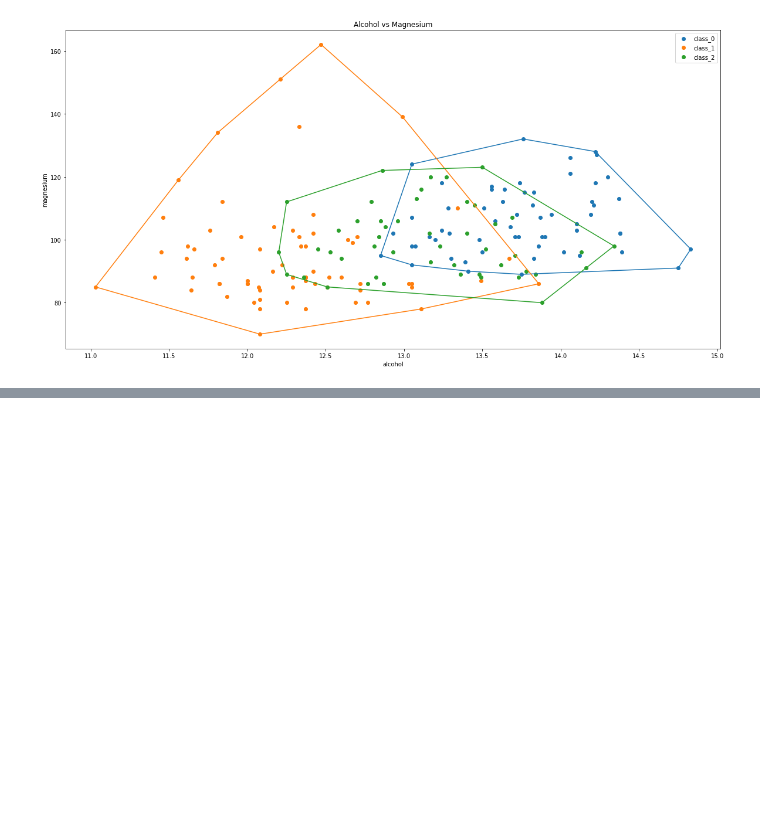
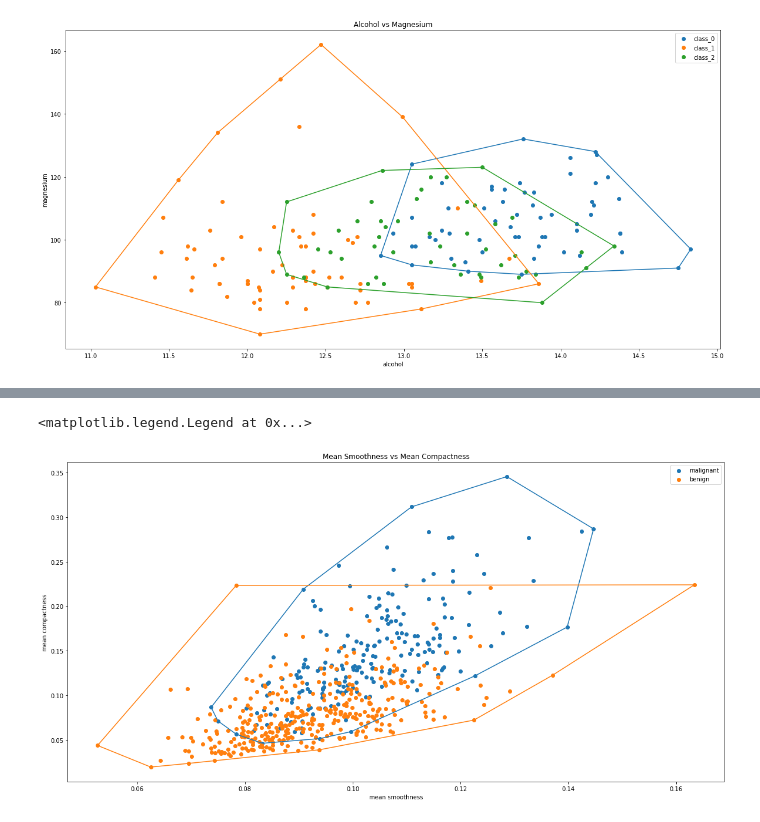
Before and after one commit to daffarg/Tucil2-Stima, a Jupyter notebook: main.ipynb, the cells around one changed output, grey strips where cells are left out. Cells and saved outputs as stored; diff of their text form; code cells hidden in the pictures; blank space fills up the shorter version.

```diff
--- a/main.ipynb
+++ b/main.ipynb
@@ -192,0 +253,19 @@ plt.legend()
+# %%
+plt.figure(figsize = (20, 10))
+colors = ['b','r','g']
+plt.title('Mean Smoothness vs Mean Compactness')
+
+plt.xlabel(data3.feature_names[4])
+plt.ylabel(data3.feature_names[5])
+
+for i in range(len(data3.target_names)):
+    bucket3 = df3[df3['Target'] == i]
+    bucket3 = bucket3.iloc[:,[4,5]].values # mengambil atribut mean_smoothness dan mean_compactness lalu menjadikannya sbg array 2 dimensi
+    hull3 = myConvexHull(bucket3.tolist())
+    plt.scatter(bucket3[:, 0], bucket3[:, 1], label=data3.target_names[i])
+    hull3 = np.array(hull3)
+    plt.plot(hull3[:,0],hull3[:,1])
+plt.legend()
+# %% [output]
+<matplotlib.legend.Legend at 0x...>
+[figure, added]
```
Also changed, not shown: parts of 9 cells of this notebook.
